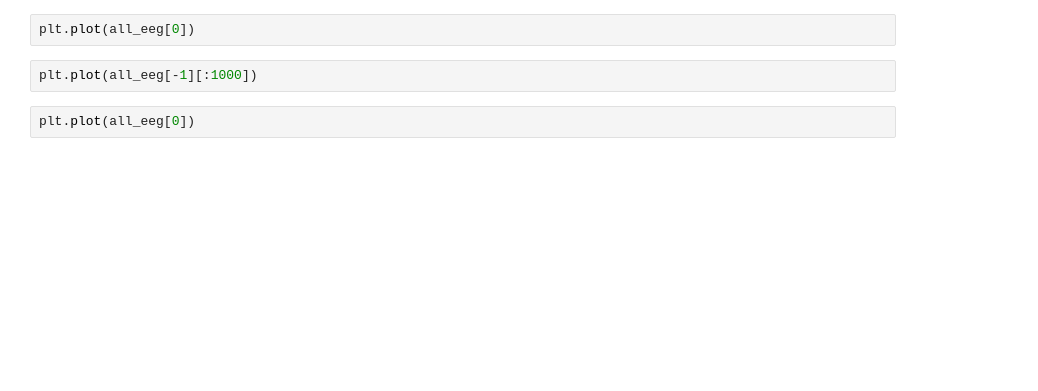
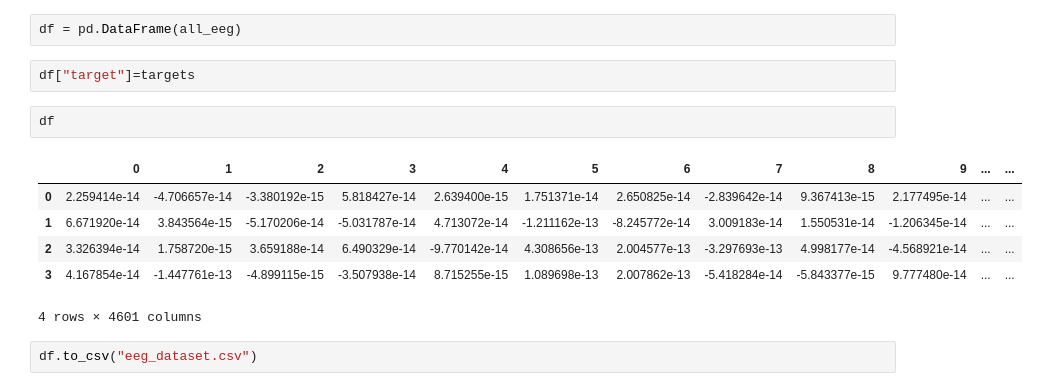
Before and after one commit to davialvb/RNNEEG_laconeu23, a Jupyter notebook: EEG_generator.ipynb, the cells around one changed output. Cells and saved outputs as stored; diff of their text form; blank space fills up the shorter version.

```diff
--- a/EEG_generator.ipynb
+++ b/EEG_generator.ipynb
@@ -146,6 +171,15 @@ Running simulation using NEURON for 25000.0 ms...
-# %%
-plt.plot(all_eeg[0])
-# %%
-plt.plot(all_eeg[-1][:1000])
-# %%
-plt.plot(all_eeg[0])
+# %%
+df = pd.DataFrame(all_eeg)
+# %%
+df["target"]=targets
+# %%
+df
+# %% [output]
+|  | 0 | 1 | 2 | 3 | 4 | 5 | 6 | 7 | 8 | 9 | ... | ... |
+| 0 | 2.259414e-14 | -4.706657e-14 | -3.380192e-15 | 5.818427e-14 | 2.639400e-15 | 1.751371e-14 | 2.650825e-14 | -2.839642e-14 | 9.367413e-15 | 2.177495e-14 | ... | ... |
+| 1 | 6.671920e-14 | 3.843564e-15 | -5.170206e-14 | -5.031787e-14 | 4.713072e-14 | -1.211162e-13 | -8.245772e-14 | 3.009183e-14 | 1.550531e-14 | -1.206345e-14 | ... | ... |
+| 2 | 3.326394e-14 | 1.758720e-15 | 3.659188e-14 | 6.490329e-14 | -9.770142e-14 | 4.308656e-13 | 2.004577e-13 | -3.297693e-13 | 4.998177e-14 | -4.568921e-14 | ... | ... |
+| 3 | 4.167854e-14 | -1.447761e-13 | -4.899115e-15 | -3.507938e-14 | 8.715255e-15 | 1.089698e-13 | 2.007862e-13 | -5.418284e-14 | -5.843377e-15 | 9.777480e-14 | ... | ... |
+4 rows × 4601 columns
+# %%
+df.to_csv("eeg_dataset.csv")
```
Also changed, not shown: parts of 3 cells of this notebook.
